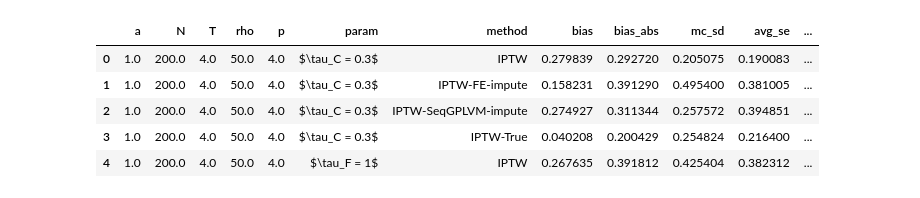
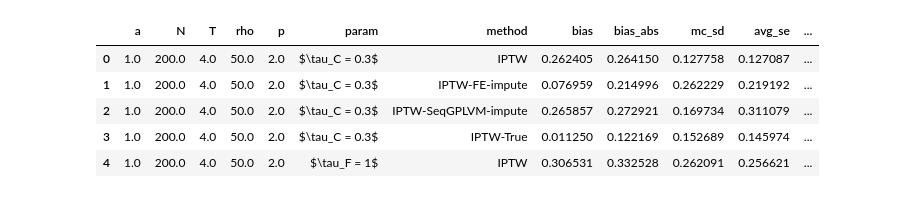
Before and after one commit to Ali-Setareh/NonLinear_FEMSM, a Jupyter notebook: notebooks/plots_combined_a.ipynb, the cells around one changed output. Saved outputs shown, nothing was run; the diff lists cells and outputs as text; code cells hidden in the pictures.

```diff
--- a/notebooks/plots_combined_a.ipynb
+++ b/notebooks/plots_combined_a.ipynb
@@ -31,8 +31,6 @@ if cwd.parts[-1] != "NonLinear_FEMSM":
     os.chdir("..")
     cwd = Path.cwd()
 
-# choose covariate case
-num_cov = 4   # use 4 for the four-covariate case
 
 # paths from your original notebook
 fe_results_path = cwd / "results" / "msm" / "fe_msm_results_monotone_included.csv"
@@ -220,38 +218,38 @@ long_df["ci_high"] = long_df["tau_hat"] + z_90 * long_df["se_hat"]
 
 long_df["covered"] = (
     (long_df["tau_true"] >= long_df["ci_low"])
     & (long_df["tau_true"] <= long_df["ci_high"])
 ).astype(float)
 
 long_df = long_df.sort_values(
     ["a", "param", "method", "rho", "N", "seed"]
 ).reset_index(drop=True)
 
 # ------------------------------------------------------------
 # 5) Aggregate over simulation seeds
 # ------------------------------------------------------------
 
 agg_df = (
     long_df
     .groupby(["a", "N", "T", "rho", "p", "param", "method"], as_index=False)
     .agg(
         bias=("diff", "mean"),
         bias_abs=("abs_diff", "mean"),
         mc_sd=("tau_hat", "std"),
         avg_se=("se_hat", "mean"),
         coverage=("covered", "mean"),
         n_sims=("seed", "nunique"),
     )
 )
 
 agg_df.head()
 # %% [output]
 |  | a | N | T | rho | p | param | method | bias | bias_abs | mc_sd | avg_se | ... |
-| 0 | 1.0 | 200.0 | 4.0 | 50.0 | 4.0 | $\tau_C = 0.3$ | IPTW | 0.279839 | 0.292720 | 0.205075 | 0.190083 | ... |
-| 1 | 1.0 | 200.0 | 4.0 | 50.0 | 4.0 | $\tau_C = 0.3$ | IPTW-FE-impute | 0.158231 | 0.391290 | 0.495400 | 0.381005 | ... |
-| 2 | 1.0 | 200.0 | 4.0 | 50.0 | 4.0 | $\tau_C = 0.3$ | IPTW-SeqGPLVM-impute | 0.274927 | 0.311344 | 0.257572 | 0.394851 | ... |
-| 3 | 1.0 | 200.0 | 4.0 | 50.0 | 4.0 | $\tau_C = 0.3$ | IPTW-True | 0.040208 | 0.200429 | 0.254824 | 0.216400 | ... |
-| 4 | 1.0 | 200.0 | 4.0 | 50.0 | 4.0 | $\tau_F = 1$ | IPTW | 0.267635 | 0.391812 | 0.425404 | 0.382312 | ... |
+| 0 | 1.0 | 200.0 | 4.0 | 50.0 | 2.0 | $\tau_C = 0.3$ | IPTW | 0.262405 | 0.264150 | 0.127758 | 0.127087 | ... |
+| 1 | 1.0 | 200.0 | 4.0 | 50.0 | 2.0 | $\tau_C = 0.3$ | IPTW-FE-impute | 0.076959 | 0.214996 | 0.262229 | 0.219192 | ... |
+| 2 | 1.0 | 200.0 | 4.0 | 50.0 | 2.0 | $\tau_C = 0.3$ | IPTW-SeqGPLVM-impute | 0.265857 | 0.272921 | 0.169734 | 0.311079 | ... |
+| 3 | 1.0 | 200.0 | 4.0 | 50.0 | 2.0 | $\tau_C = 0.3$ | IPTW-True | 0.011250 | 0.122169 | 0.152689 | 0.145974 | ... |
+| 4 | 1.0 | 200.0 | 4.0 | 50.0 | 2.0 | $\tau_F = 1$ | IPTW | 0.306531 | 0.332528 | 0.262091 | 0.256621 | ... |
 # %%
 import matplotlib.pyplot as plt
 from matplotlib.lines import Line2D
```
Also changed, not shown: parts of 1 cell of this notebook, 11 other files.
